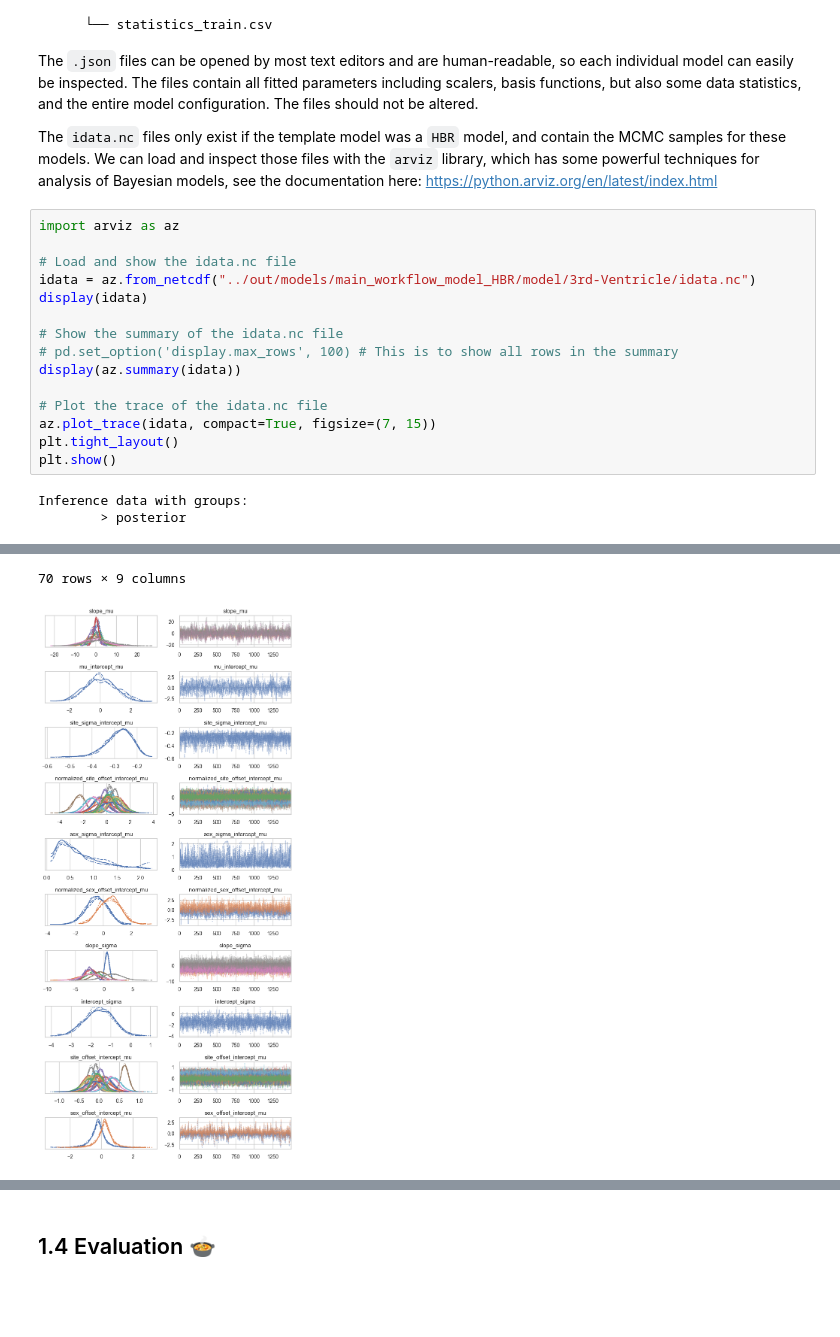
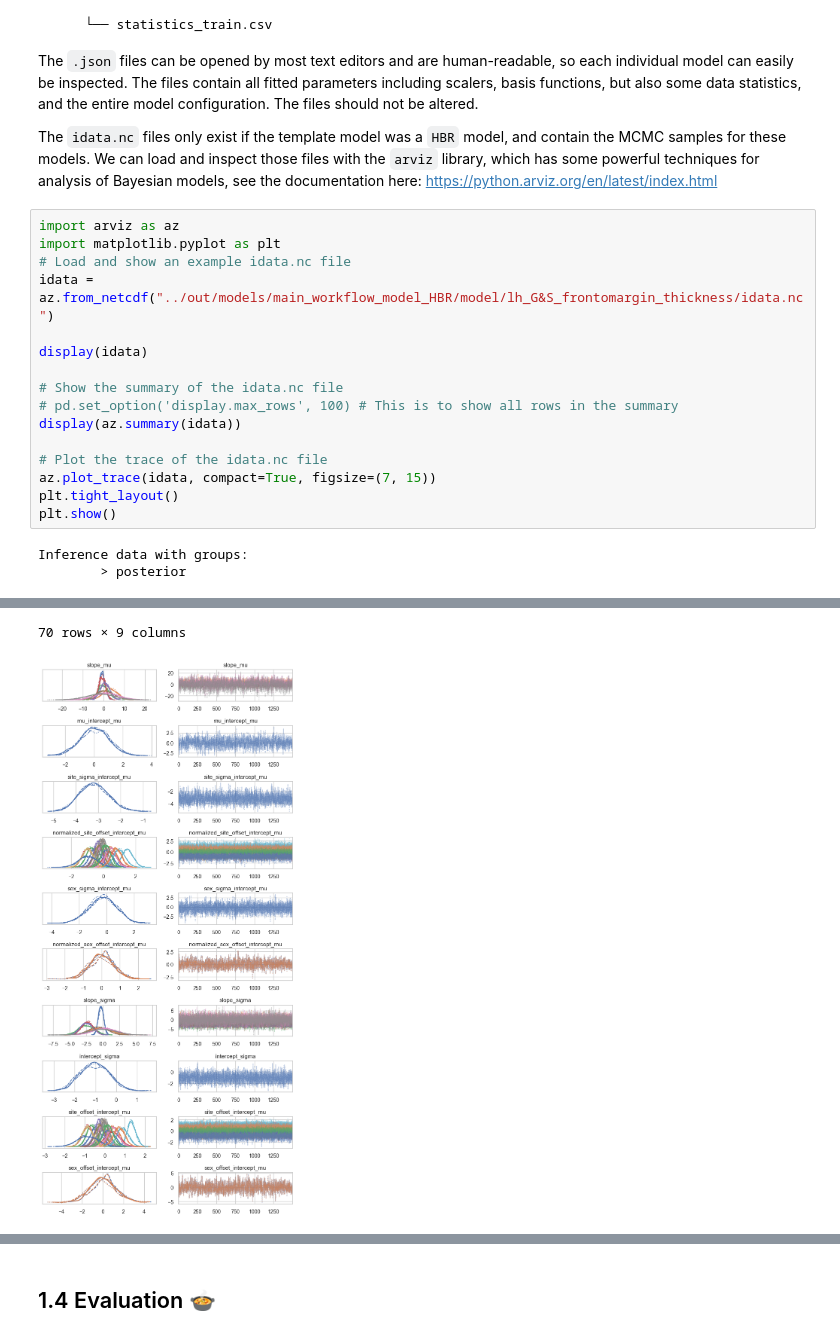
Before and after one commit to predictive-clinical-neuroscience/pu25_code, a Jupyter notebook: notebooks/1_main_workflow.ipynb, the cells around one changed output, grey strips where cells are left out. Saved outputs shown, nothing was run; the diff lists cells and outputs as text; blank space fills up the shorter version.

```diff
--- a/notebooks/1_main_workflow.ipynb
+++ b/notebooks/1_main_workflow.ipynb
@@ -703,9 +696,10 @@ The `.json` files can be opened by most text editors and are human-readable, so
 The `idata.nc` files only exist if the template model was a `HBR` model, and contain the MCMC samples for these models. We can load and inspect those files with the `arviz` library, which has some powerful techniques for analysis of Bayesian models, see the documentation here: [https://python.arviz.org/en/latest/index.html](https://python.arviz.org/en/latest/index.html)
 # %%
 import arviz as az
+import matplotlib.pyplot as plt
+# Load and show an example idata.nc file
+idata = az.from_netcdf("../out/models/main_workflow_model_HBR/model/lh_G&S_frontomargin_thickness/idata.nc")
 
-# Load and show the idata.nc file
-idata = az.from_netcdf("../out/models/main_workflow_model_HBR/model/3rd-Ventricle/idata.nc")
 display(idata)
 
 # Show the summary of the idata.nc file
@@ -734,5 +728,5 @@ Inference data with groups:
 70 rows × 9 columns
-[figure, old version]
+[figure, new version]
 # %% [markdown]
 The summary of the idata file shows us that, at least for this response varaible, all variables have an Rhat lower than 1.01. This is good, because it means that all chains have converged to almost the same disribution, and that the fit is therefore reliable. The trace plots show nice convergence too. The density plots on the LHS show agreement between the chains (plotted with different markers), and the plots on the RHS are uncorrelated 'caterpillars', which usually indicates convergence.
 
```
Also changed, not shown: parts of 8 cells of this notebook, 3 other files.
